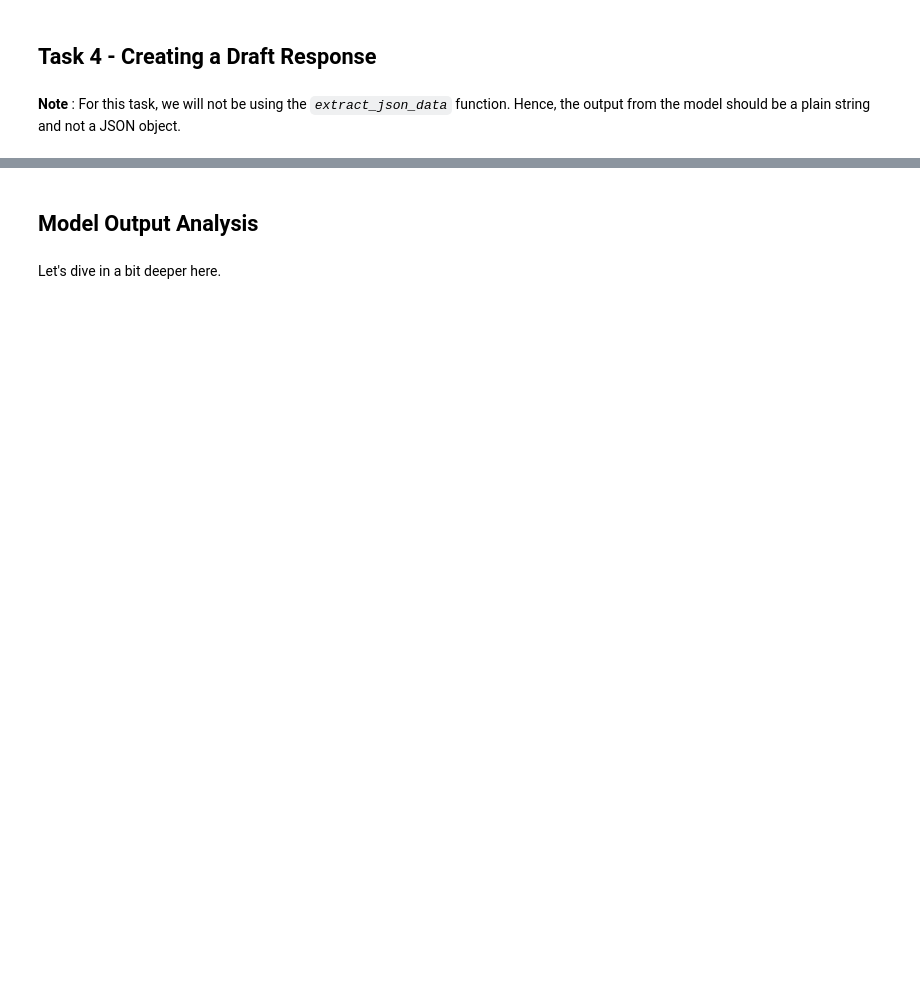
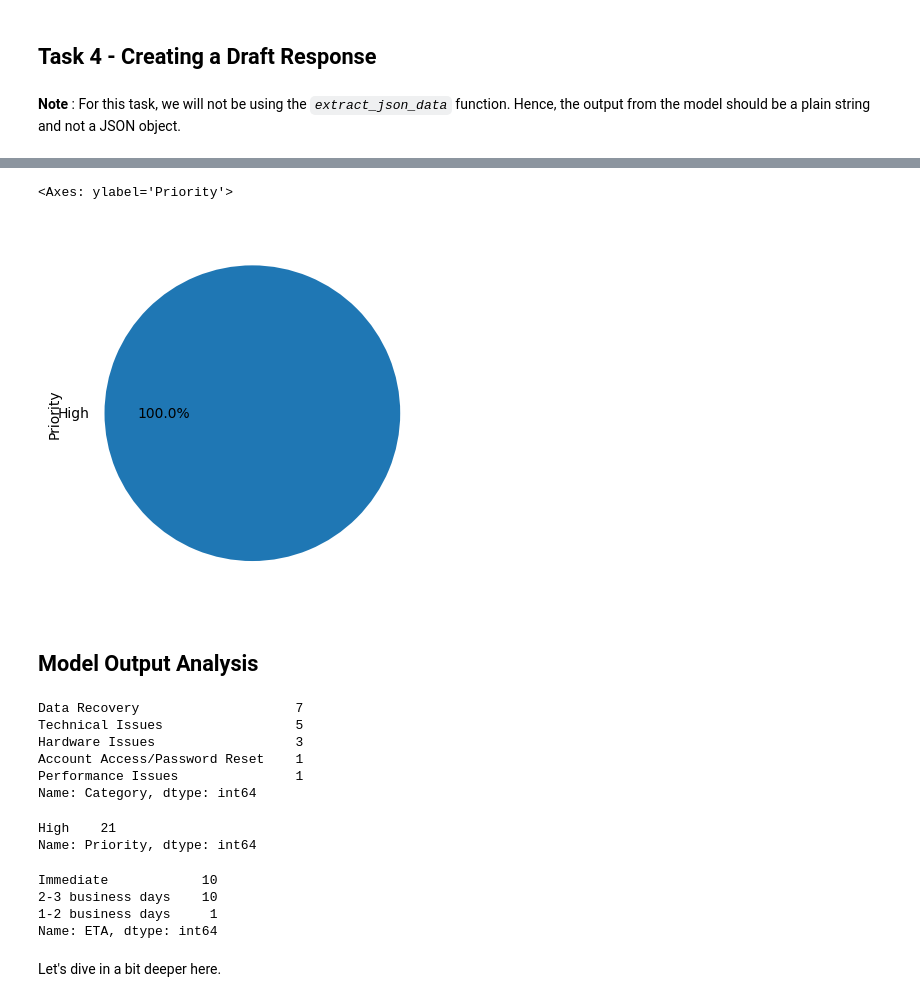
Before and after one commit to sapan-s2/AI_Austin_course, a Jupyter notebook: NLP/project/NLP_Project_Low_Code.ipynb, the cells around one changed output, grey strips where cells are left out. Cells and saved outputs as stored; diff of their text form; code cells hidden in the pictures; blank space fills up the shorter version.

```diff
--- a/NLP/project/NLP_Project_Low_Code.ipynb
+++ b/NLP/project/NLP_Project_Low_Code.ipynb
@@ -284,13 +661,15 @@ def response_3(prompt,ticket,category,tags):
       Tags: {tags}
       A:
       """,
-      max_tokens=_____,  #Complete the code to set the maximum number of tokens the model should generate for this task.
+      max_tokens=100,  #Complete the code to set the maximum number of tokens the model should generate for this task.
       stop=["Q:", "\n"],
-      temperature=_____, #Complete the code to set the value for temperature.
+      temperature=.7, #Complete the code to set the value for temperature.
       echo=False,
     )
 
     temp_output = model_output["choices"][0]["text"]
-    final_output = temp_output[temp_output.index('{'):]
+    print("temp_output", temp_output)
+   # final_output = temp_output[temp_output.index('{'):]
+    final_output = temp_output
 
     return final_output
@@ -301,3 +676,14 @@ prompt_3 = """
+# %%
+prompt_3 = """
+    Objective:
+      You are tasked with assigning priorities to tickets: High, Medium, or Low and assign ETA to each ticket
+      Each ticket text provides a description of the reported issue.
+      Your goal is to assign each ticket to one of the predefined priorities based on the urgency described in the text.
+      You are also tasked with to assign the estimated time of completion for each support ticket based on the analysis of the ticket text.
+      our goal is to assign a. reasonable estimated completion time to the ticket.
+      example for ETA is - "Immediate , 24 hours, 2-3 business days"
+      return response as  {"Priority": "<priority>", "ETA": "<eta>"}
+"""
 # %% [markdown]
 **Note**: The output of the model should be in a structured format (JSON format).
 # %%
@@ -353,13 +837,13 @@ def response_4(prompt,ticket,category,tags,priority,eta):
       ETA: {eta}
       A:
       """,
-      max_tokens=_____, #Complete the code to set the maximum number of tokens the model should generate for this task.
+      max_tokens=100, #Complete the code to set the maximum number of tokens the model should generate for this task.
       stop=["Q:", "\n"],
-      temperature=_____, #Complete the code to set the value for temperature.
+      temperature=.7, #Complete the code to set the value for temperature.
       echo=False,
     )
 
     temp_output = model_output["choices"][0]["text"]
-
+    print("temp_output", temp_output)
 
     return temp_output
@@ -370,3 +850,15 @@ prompt_4 = """
+# %%
+prompt_4 = """
+      Your task is to generate draft responses tailored to each support ticket's reported issue, employing sentiment analysis to ensure appropriate tone and language.
+      Each response must convey the assurance of our commitment to resolving the issue promptly and effectively.
+      Your responses should be tailored to the complexity, urgency, and impact of the reported issue, providing personalized assistance to each customer.
+      Each ticket must have its own response.
+      response structure in json format :  {"Response": "<response>"}
+      ex reponses :
+      I apologize for the inconvinience
+      I understand you are experiencing a weak...
+      Please do no access or use your device further ...
+"""
 # %% [markdown]
 **Note** : For this task, we will not be using the *`extract_json_data`* function. Hence, the output from the model should be a plain string and not a JSON object.
 # %%
@@ -392,14 +954,36 @@ final_data_4
+# %%
+# @title Number of tickets per priority level
+
+final_data_4['Priority'].value_counts().plot(kind='pie', autopct='%1.1f%%')
+# %% [output]
+<Axes: ylabel='Priority'>
+[figure, added]
 # %% [markdown]
 ## **Model Output Analysis**
 # %%
 # Creating a copy of the dataframe of task-4
 final_data = final_data_4.copy()
 # %%
-final_data['_____'].value_counts()    # complete the code with the column name for the column containing ticket categories
+final_data['Category'].value_counts()    # complete the code with the column name for the column containing ticket categories
+# %% [output]
+Data Recovery                    7
+Technical Issues                 5
+Hardware Issues                  3
+Account Access/Password Reset    1
+Performance Issues               1
+Name: Category, dtype: int64
 # %%
-final_data["_____"].value_counts() # complete the code with the column name for the column containing the priorities of the ticket.
+final_data["Priority"].value_counts() # complete the code with the column name for the column containing the priorities of the ticket.
+# %% [output]
+High    21
+Name: Priority, dtype: int64
 # %%
-final_data["_____"].value_counts()# complete the code with the column name for the column containing ticket resolution ETA.
+final_data["ETA"].value_counts()# complete the code with the column name for the column containing ticket resolution ETA.
+# %% [output]
+Immediate            10
+2-3 business days    10
+1-2 business days     1
+Name: ETA, dtype: int64
 # %% [markdown]
 Let's dive in a bit deeper here.
 # %%
```
Also changed, not shown: parts of 63 cells of this notebook.
